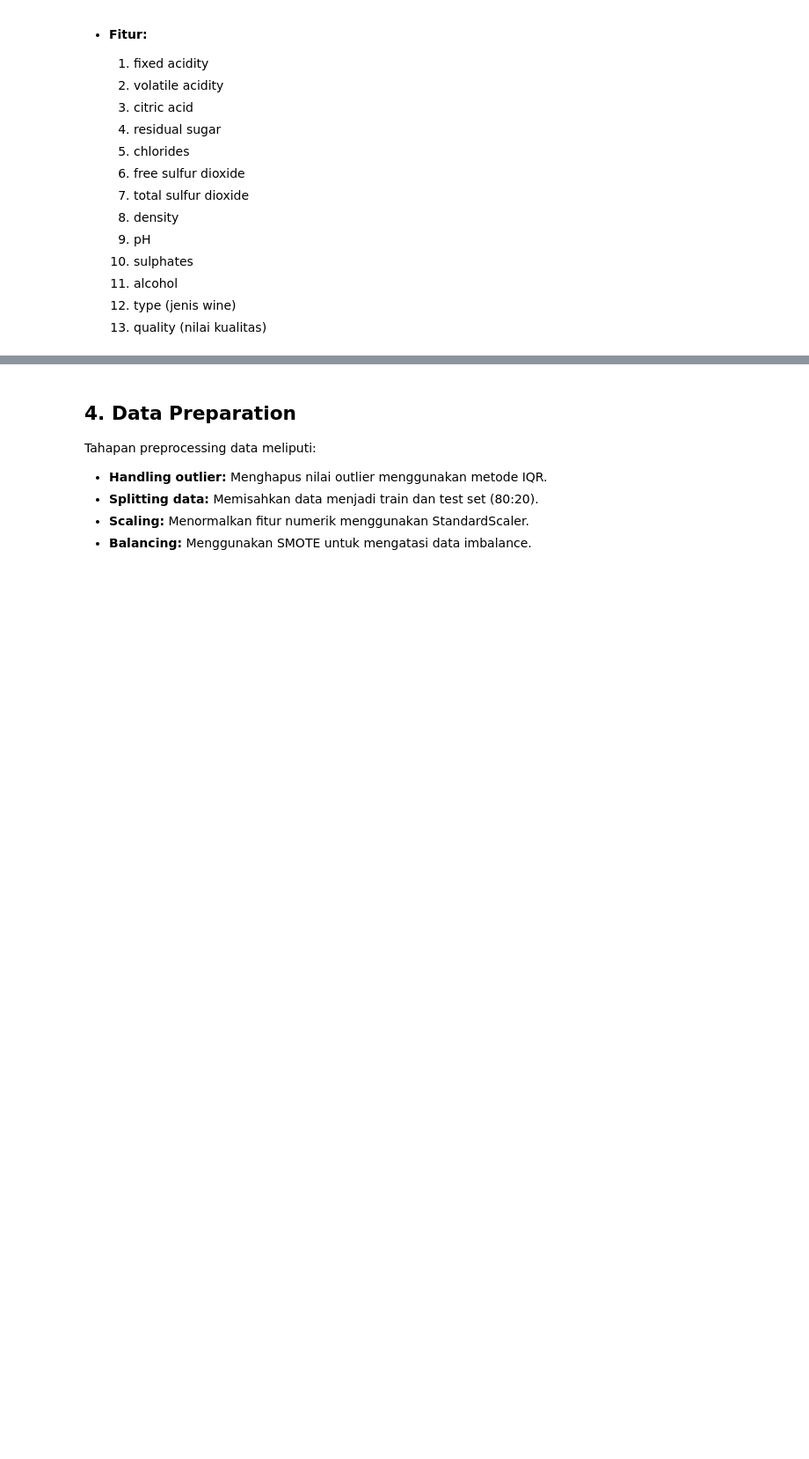
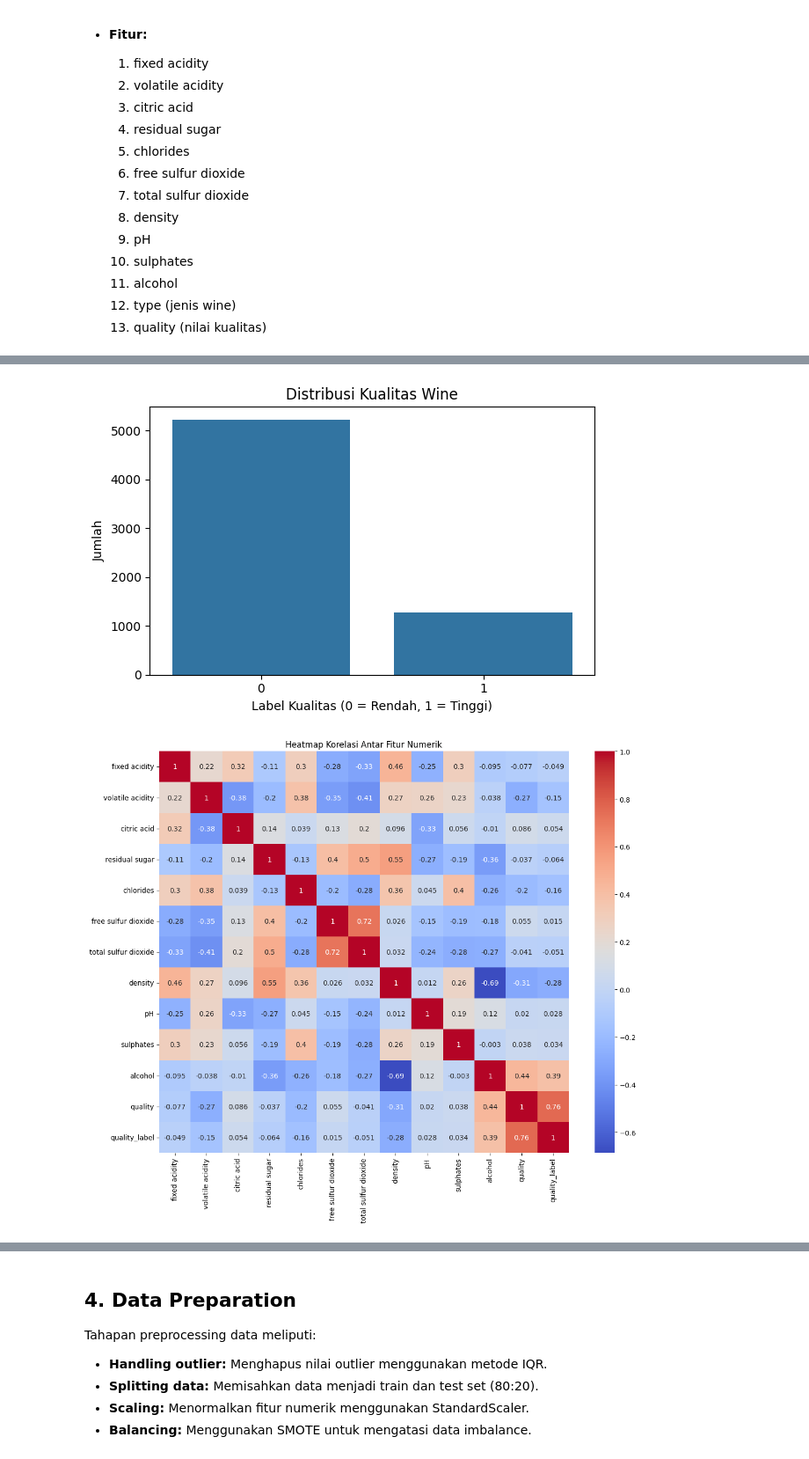
Before and after one commit to nielshn/wine_quality_classification_project, a Jupyter notebook: wine_quality_final_submission.ipynb, the cells around one changed output, grey strips where cells are left out. Shown at 88% size. Cells and saved outputs as stored; diff of their text form; code cells hidden in the pictures; blank space fills up the shorter version.

Commit message:
revisi perbaikan detail laporan dan wine notebook

```diff
--- a/wine_quality_final_submission.ipynb
+++ b/wine_quality_final_submission.ipynb
@@ -79,0 +87,32 @@ wine.shape, wine.isnull().sum(), wine.duplicated().sum()
+# %%
+# 3. Exploratory Data Analysis (EDA)
+
+# Distribusi label
+plt.figure(figsize=(6, 4))
+sns.countplot(x='quality_label', data=wine)
+plt.title("Distribusi Kualitas Wine")
+plt.xlabel("Label Kualitas (0 = Rendah, 1 = Tinggi)")
+plt.ylabel("Jumlah")
+plt.tight_layout()
+plt.show()
+
+# Korelasi antar fitur (filter kolom numerik saja)
+plt.figure(figsize=(12, 10))
+numerical_cols = wine.select_dtypes(include=['float64', 'int64'])
+sns.heatmap(numerical_cols.corr(), annot=True, cmap='coolwarm')
+plt.title("Heatmap Korelasi Antar Fitur Numerik")
+plt.tight_layout()
+plt.show()
+
+# Boxplot per fitur numerik
+features = wine.select_dtypes(include=['float64', 'int64']).drop(columns=['quality', 'quality_label']).columns
+plt.figure(figsize=(20, 15))
+for i, col in enumerate(features):
+    plt.subplot(4, 3, i + 1)
+    sns.boxplot(x='quality_label', y=col, data=wine)
+    plt.title(f"Boxplot: {col} vs Quality Label")
+plt.tight_layout()
+plt.show()
+# %% [output]
+[figure, added]
+[figure, added]
```
Also changed, not shown: parts of 5 cells of this notebook, 2 other files.
